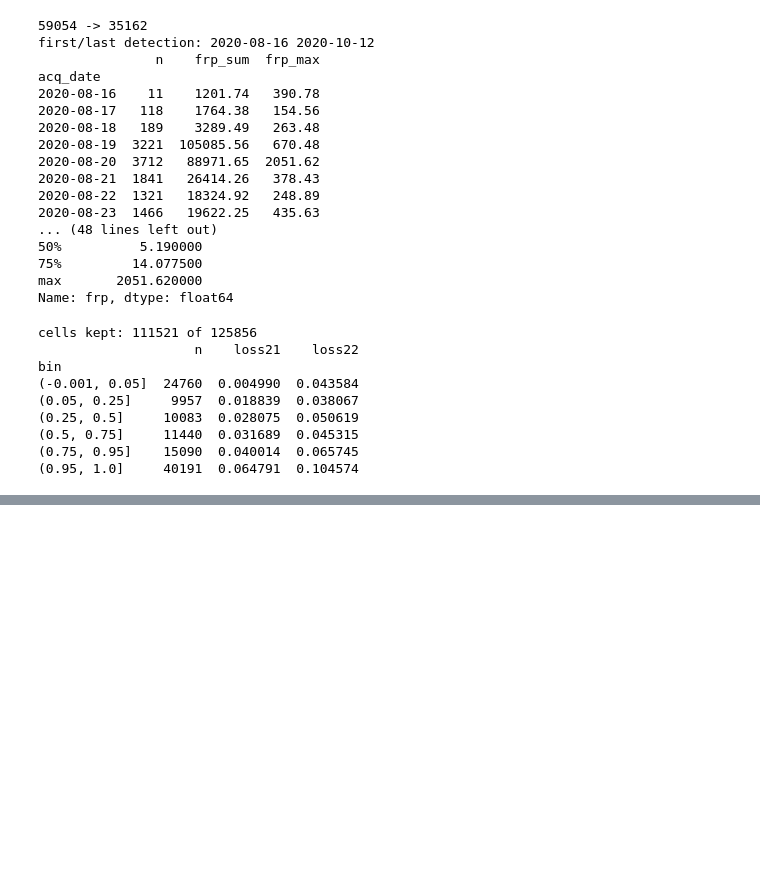
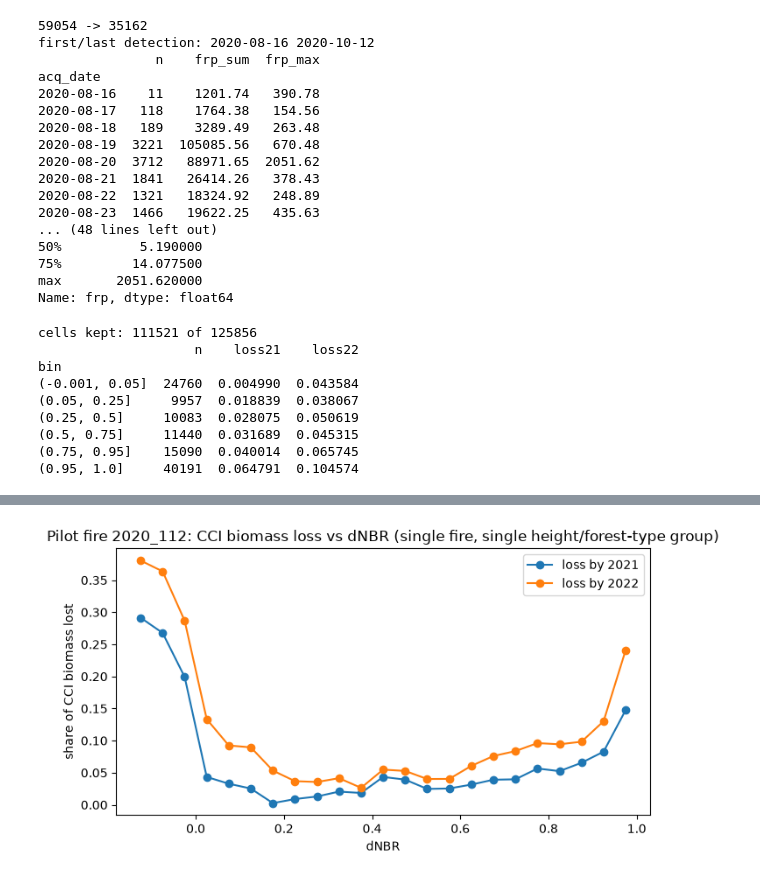
Before and after one commit to ada-th25/fire-impact-curves, a Jupyter notebook: notebooks/data.ipynb, the cells around one changed output, grey strips where cells are left out. Cells and saved outputs as stored; diff of their text form; code cells hidden in the pictures; blank space fills up the shorter version.

Commit message:
Curve for pilot fire

```diff
--- a/notebooks/data.ipynb
+++ b/notebooks/data.ipynb
@@ -432,0 +590,26 @@ bin
+# %%
+import matplotlib.pyplot as plt
+
+step = 0.05
+edges = np.arange(-0.2, 1.0 + step, step)
+d["dnbr_bin"] = pd.cut(d["dnbr"], edges)
+g_fine = d.groupby("dnbr_bin", observed=True)
+curve = g_fine[["a19", "a21", "a22"]].sum()
+curve["n"] = g_fine.size()
+curve["loss21"] = 1 - curve["a21"] / curve["a19"]
+curve["loss22"] = 1 - curve["a22"] / curve["a19"]
+curve = curve[curve["n"] >= 50]   # drop bins with too few cells to trust
+curve["mid"] = curve.index.map(lambda iv: iv.mid)
+
+fig, ax = plt.subplots(figsize=(7, 4))
+ax.plot(curve["mid"], curve["loss21"], marker="o", label="loss by 2021")
+ax.plot(curve["mid"], curve["loss22"], marker="o", label="loss by 2022")
+ax.set_xlabel("dNBR")
+ax.set_ylabel("share of CCI biomass lost")
+ax.set_title("Pilot fire 2020_112: CCI biomass loss vs dNBR (single fire, single height/forest-type group)")
+ax.legend()
+fig.tight_layout()
+fig.savefig("../data/processed/pilot/loss_vs_dnbr_pilot.png", dpi=150)
+plt.show()
+# %% [output]
+[figure, added]
```
Also changed, not shown: parts of 7 cells of this notebook.
